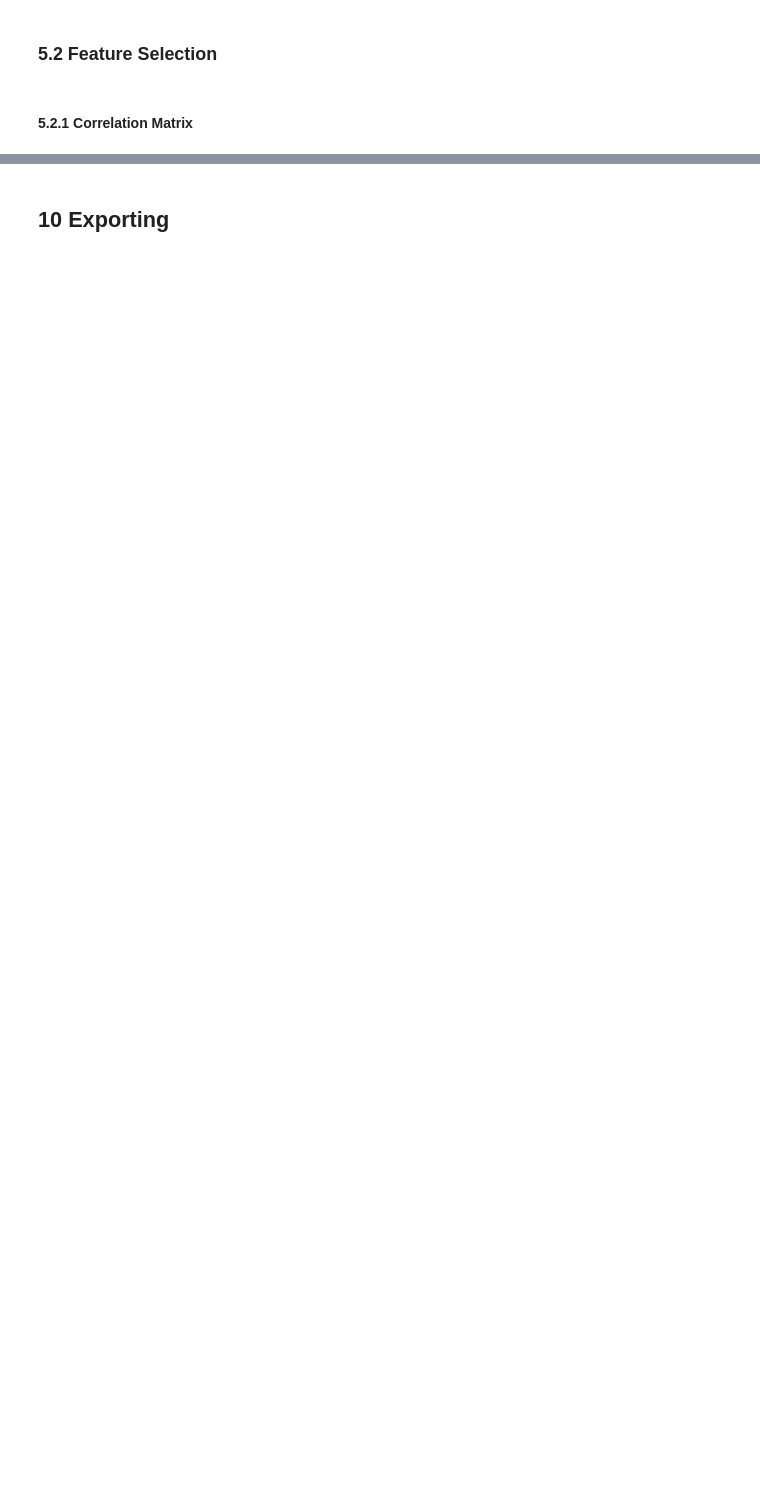
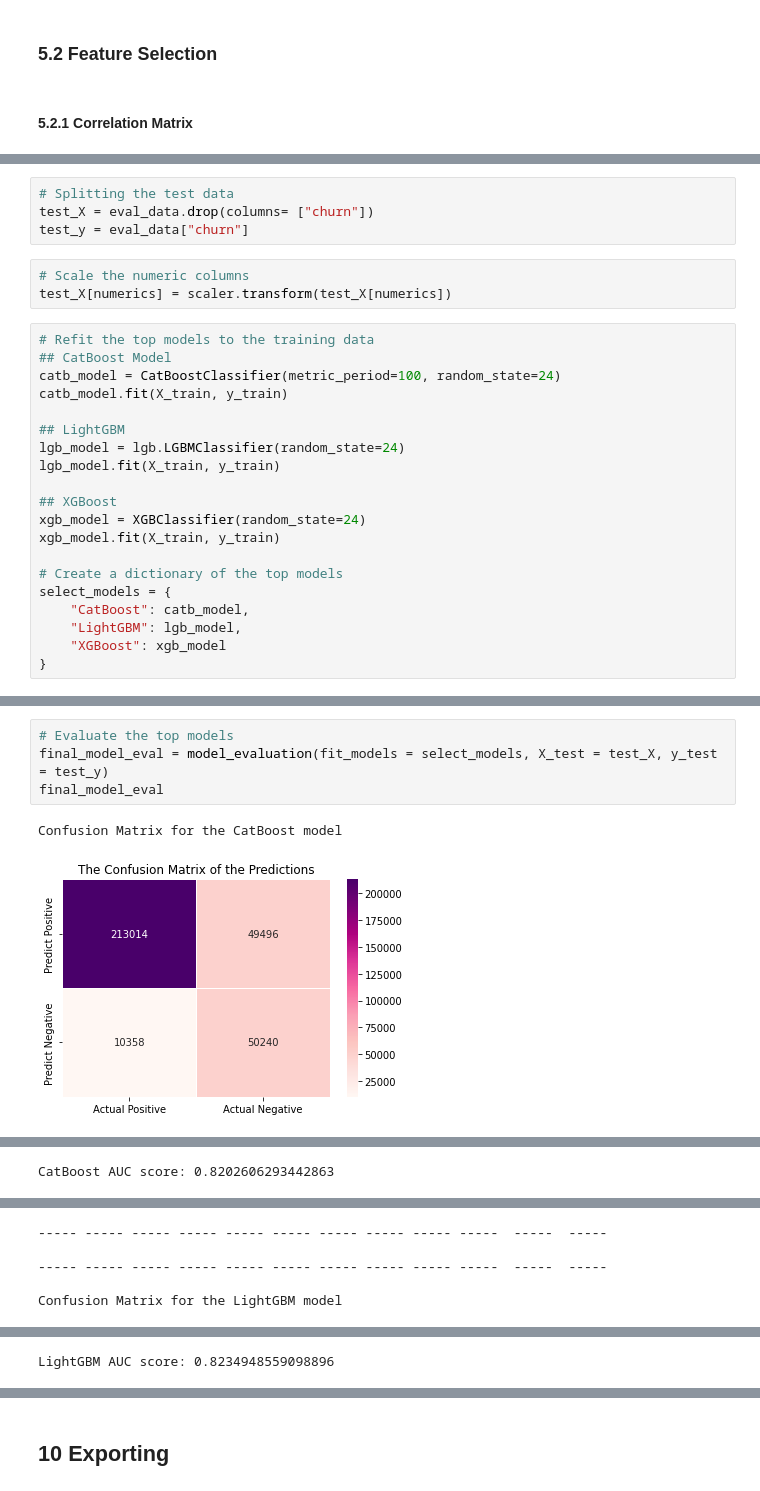
Before and after one commit to KOdoi-OJ/Expresso-Customer-Churn-Prediction, a Jupyter notebook: Notebook.ipynb, the cells around one changed output, grey strips where cells are left out. Saved outputs shown, nothing was run; the diff lists cells and outputs as text; blank space fills up the shorter version.

```diff
--- a/Notebook.ipynb
+++ b/Notebook.ipynb
@@ -1981,0 +675,27 @@ Per their confusion matrices and F2 scores, the XGBoost model (0.79 F2-score) ge
+# %%
+# Splitting the test data
+test_X = eval_data.drop(columns= ["churn"])
+test_y = eval_data["churn"]
+# %%
+# Scale the numeric columns
+test_X[numerics] = scaler.transform(test_X[numerics])
+# %%
+# Refit the top models to the training data
+## CatBoost Model
+catb_model = CatBoostClassifier(metric_period=100, random_state=24)
+catb_model.fit(X_train, y_train)
+
+## LightGBM
+lgb_model = lgb.LGBMClassifier(random_state=24)
+lgb_model.fit(X_train, y_train)
+
+## XGBoost
+xgb_model = XGBClassifier(random_state=24)
+xgb_model.fit(X_train, y_train)
+
+# Create a dictionary of the top models
+select_models = {
+    "CatBoost": catb_model,
+    "LightGBM": lgb_model,
+    "XGBoost": xgb_model
+}
@@ -1981,0 +785,7 @@ Per their confusion matrices and F2 scores, the XGBoost model (0.79 F2-score) ge
+# %%
+# Evaluate the top models
+final_model_eval = model_evaluation(fit_models = select_models, X_test = test_X, y_test = test_y)
+final_model_eval
+# %% [output]
+Confusion Matrix for the CatBoost model
+[figure, added]
@@ -1981,0 +793 @@ Per their confusion matrices and F2 scores, the XGBoost model (0.79 F2-score) ge
+CatBoost AUC score: 0.8202606293442863
@@ -1981,0 +795,5 @@ Per their confusion matrices and F2 scores, the XGBoost model (0.79 F2-score) ge
+----- ----- ----- ----- ----- ----- ----- ----- ----- -----  -----  -----
+
+----- ----- ----- ----- ----- ----- ----- ----- ----- -----  -----  -----
+
+Confusion Matrix for the LightGBM model
@@ -1981,0 +802 @@ Per their confusion matrices and F2 scores, the XGBoost model (0.79 F2-score) ge
+LightGBM AUC score: 0.8234948559098896
```
Also changed, not shown: parts of 329 cells of this notebook, 9 other files.
